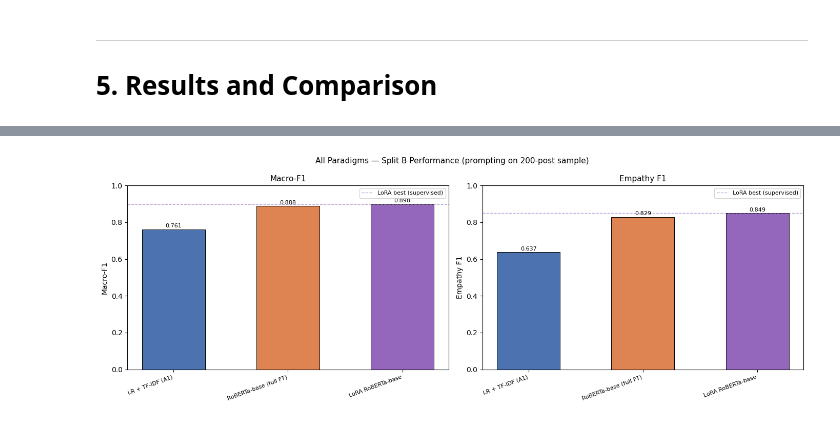
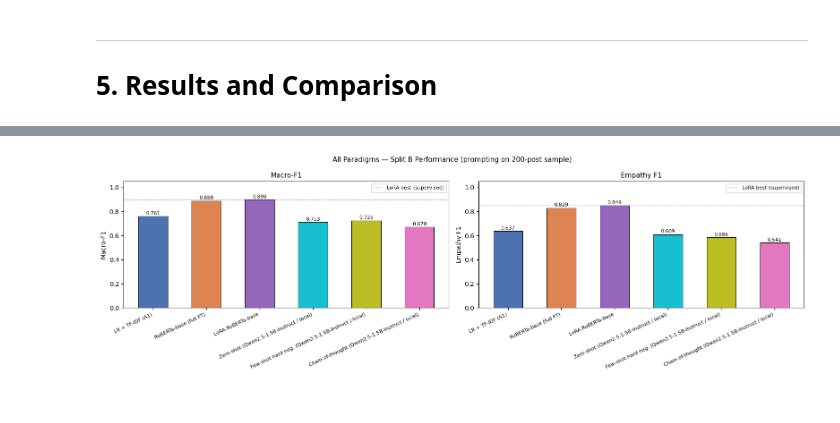
Before and after one commit to gjoliveira/AcnEmpathize, a Jupyter notebook: 9_prompting.ipynb, the cells around one changed output, grey strips where cells are left out. Cells and saved outputs as stored; diff of their text form; code cells hidden in the pictures.

```diff
--- a/9_prompting.ipynb
+++ b/9_prompting.ipynb
@@ -388,7 +513,6 @@ Each condition runs sequentially over the 200-post sample. Results are saved aft
 # ── Condition 1: Zero-shot ────────────────────────────────────────────────────
 print("Running Condition 1: Zero-shot...")
 t0 = time.time()
-results_zero = run_prompting(prompt_zero_shot, sample_df, "zero_shot")
+results_zero = run_prompting(SYSTEM_ZERO_SHOT, user_msg_default, sample_df, "zero_shot")
 print(f"Elapsed: {(time.time()-t0)/60:.1f} min")
-results_zero.to_csv(OUTPUT_DIR / "results_zero_shot.csv", index=False)
 # %% [output]
@@ -409,7 +606,6 @@ Elapsed: 1.7 min
 # ── Condition 2: Few-shot with hard negatives ─────────────────────────────────
 print("Running Condition 2: Few-shot with hard negatives...")
 t0 = time.time()
-results_few = run_prompting(prompt_few_shot_hard_negatives, sample_df, "few_shot_hard_negatives")
+results_few = run_prompting(SYSTEM_FEW_SHOT, user_msg_default, sample_df, "few_shot_hard_negatives")
 print(f"Elapsed: {(time.time()-t0)/60:.1f} min")
-results_few.to_csv(OUTPUT_DIR / "results_few_shot.csv", index=False)
 # %% [output]
@@ -428,0 +829,24 @@ Elapsed: 1.7 min
+# %%
+# ── Quick post-run diagnostic ─────────────────────────────────────────────────
+# Inspect prediction distributions and sample responses before computing metrics.
+# If a condition shows 90%+ label=0 or label=1 that signals a bias problem.
+print("=== Prediction distribution per condition ===")
+for name, df_r in [("Zero-shot", results_zero), ("Few-shot", results_few), ("CoT", results_cot)]:
+    valid = df_r[df_r["pred_label"] != -1]
+    total = len(df_r)
+    n_ok  = len(valid)
+    n_1   = (valid["pred_label"] == 1).sum()
+    n_0   = (valid["pred_label"] == 0).sum()
+    true_rate = valid["true_label"].mean() if n_ok else float("nan")
+    pred_rate = (n_1 / n_ok) if n_ok else float("nan")
+    print(f"\n{name}:  {n_ok}/{total} parsed")
+    print(f"  True empathy rate : {true_rate:.1%}")
+    print(f"  Pred empathy rate : {pred_rate:.1%}  (label=1: {n_1}, label=0: {n_0})")
+
+print("\n=== Sample raw responses (first 3 of each condition) ===")
+for name, df_r in [("Zero-shot", results_zero), ("Few-shot", results_few), ("CoT", results_cot)]:
+    print(f"\n--- {name} ---")
+    for _, row in df_r.head(3).iterrows():
+        print(f"  true={row['true_label']}  pred={row['pred_label']}")
+        print(f"  response: {str(row['response'])[:200]!r}")
+        print()
@@ -495,28 +947,28 @@ Note: prompting evaluated on stratified 200-post sample; all others on full test
 # %%
-fig, axes = plt.subplots(1, 2, figsize=(14, 5))
-colors = ["#4c72b0", "#dd8452", "#9467bd", "#17becf", "#bcbd22"]
+fig, axes = plt.subplots(1, 2, figsize=(16, 5))
+colors = ["#4c72b0", "#dd8452", "#9467bd", "#17becf", "#bcbd22", "#e377c2"]
 
 for ax, metric, title in zip(axes, ["Macro-F1", "Emp-F1"], ["Macro-F1", "Empathy F1"]):
     vals  = comparison[metric].tolist()
     names = comparison["Model"].tolist()
     bars  = ax.bar(names, vals, color=colors, edgecolor="black", linewidth=0.7, width=0.55)
     for bar, val in zip(bars, vals):
-        ax.text(bar.get_x() + bar.get_width()/2, bar.get_height() + 0.005,
-                f"{val:.3f}", ha="center", va="bottom", fontsize=8)
-    ax.set_ylim(0, 1)
+        if not np.isnan(val):
+            ax.text(bar.get_x() + bar.get_width() / 2, bar.get_height() + 0.005,
+                    f"{val:.3f}", ha="center", va="bottom", fontsize=8)
+    ax.set_ylim(0, 1.05)
     ax.set_title(title, fontsize=11)
-    ax.set_xticklabels(names, rotation=20, ha="right", fontsize=8)
+    ax.set_xticklabels(names, rotation=25, ha="right", fontsize=8)
     ax.set_ylabel(title)
-    # Dashed line at LoRA level (best supervised)
     ax.axhline(0.898 if metric == "Macro-F1" else 0.849,
                color="#9467bd", linestyle="--", linewidth=1, alpha=0.6,
                label="LoRA best (supervised)")
     ax.legend(fontsize=8)
 
 fig.suptitle("All Paradigms — Split B Performance (prompting on 200-post sample)", fontsize=11)
 plt.tight_layout()
 plt.savefig(OUTPUT_DIR / "prompting_comparison.png", dpi=150, bbox_inches="tight")
 plt.show()
 # %% [output]
-[figure, old version]
+[figure, new version]
 # %%
```
Also changed, not shown: parts of 14 cells of this notebook, 5 other files.
